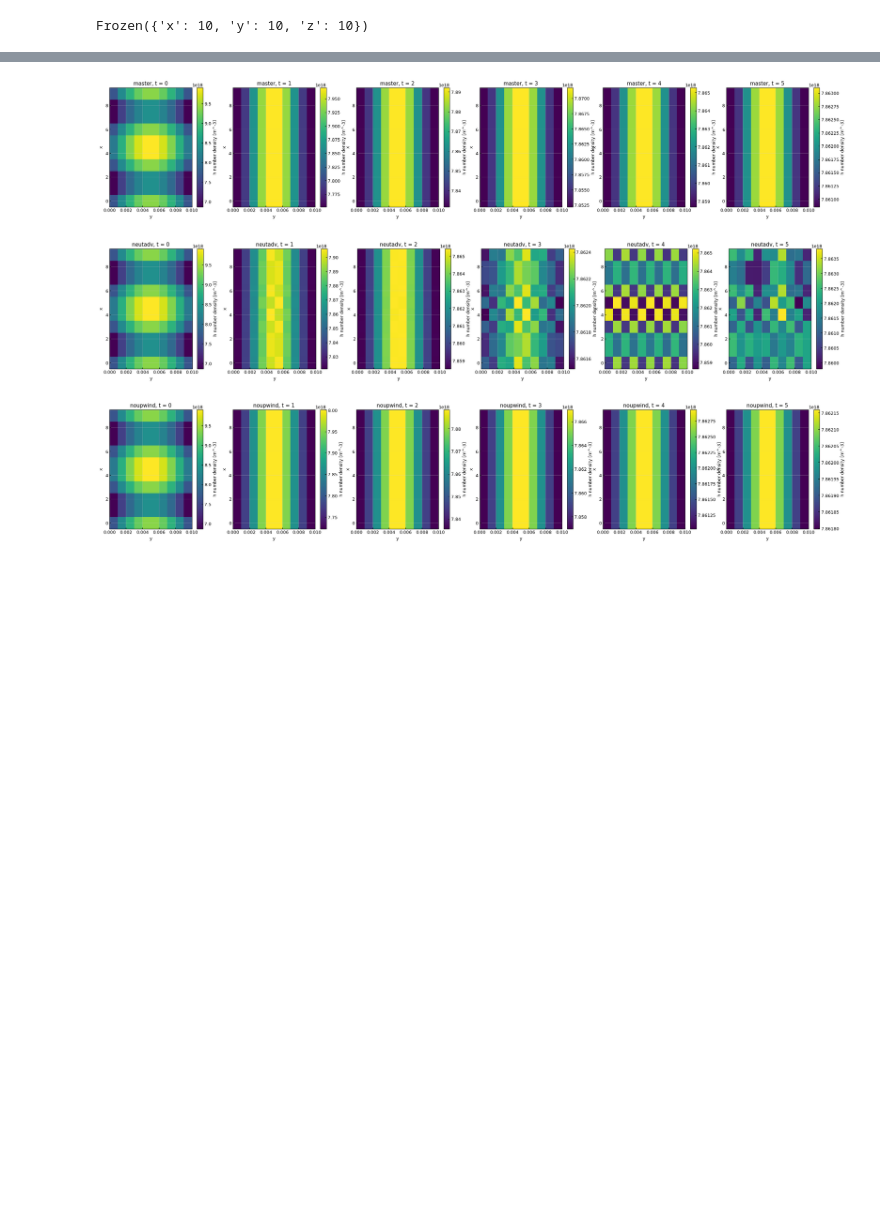
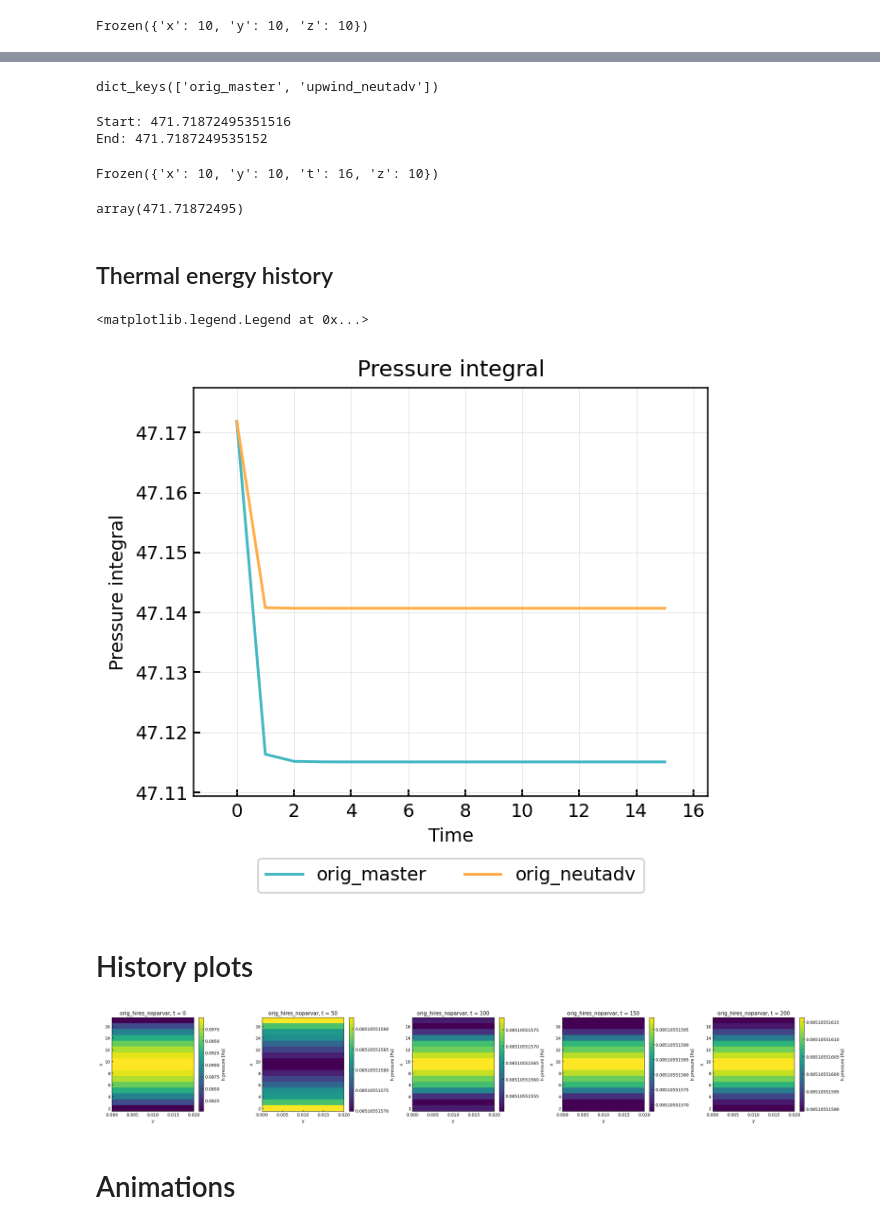
Before and after one commit to mikekryjak/notebooks, a Jupyter notebook: 131/131-2024-05-21 - Fix neutral advection failing test.ipynb, the cells around one changed output, grey strips where cells are left out. Cells and saved outputs as stored; diff of their text form; code cells hidden in the pictures; blank space fills up the shorter version.

```diff
--- a/131/131-2024-05-21 - Fix neutral advection failing test.ipynb
+++ b/131/131-2024-05-21 - Fix neutral advection failing test.ipynb
@@ -77,0 +229,52 @@ Frozen({'x': 10, 'y': 10, 'z': 10})
+# %%
+cs.keys()
+# %% [output]
+dict_keys(['orig_master', 'upwind_neutadv'])
+# %%
+ds = cs["orig_master"]
+n = ds["Nh"].values
+
+start = abs(np.sum(n[0, 2:-2,:,:]))
+end = abs(np.sum(n[-1, 2:-2,:,:]))
+
+print(f"Start: {start}")
+print(f"End: {end}")
+# %% [output]
+Start: 471.71872495351516
+End: 471.7187249535152
+# %%
+ds.dims
+# %% [output]
+Frozen({'x': 10, 'y': 10, 't': 16, 'z': 10})
+# %%
+
+ds["Nh"].isel(t=0, x = slice(2,-2)).sum(spatial).values
+# %% [output]
+array(471.71872495)
+# %% [markdown]
+## Thermal energy history
+# %%
+fig, ax = plt.subplots()
+spatial = ["x", "y", "z"]
+
+for name in cs:
+    ds = cs[name].isel(x = slice(2,-2))
+
+    p_int = ds["Ph"].sum(spatial)
+    ax.plot(p_int, label = name)
+
+xlims = ax.get_xlim()
+# ax.hlines(0.1, xlims[0], xlims[1], color = "black", linestyle = ":", label = "Start minimum")
+# ax.hlines(1e-3, xlims[0], xlims[1], color = "black", linestyle = "--", label = "End maximum")
+
+ax.set_title("Pressure integral")
+ax.set_xlabel("Time")
+ax.set_ylabel("Pressure integral")
+ax.legend(loc = "upper left", bbox_to_anchor = (1,1))
+ax.legend(loc = "upper center", bbox_to_anchor = (0.5, -0.15), ncols = 2)
+# ax.set_yscale("log")
+# %% [output]
+<matplotlib.legend.Legend at 0x...>
+[figure, added]
+# %% [markdown]
+# History plots
@@ -78,16 +283,20 @@ Frozen({'x': 10, 'y': 10, 'z': 10})
 # %%
 for name in cs:
 
-    tlist = range(6)
+    tlist = np.linspace(0,len(cs[name]["t"])-1, 5, dtype=int)
 
-    fig, axes = plt.subplots(1, len(tlist), figsize = (5*len(tlist), 5), dpi = 90)
+    fig, axes = plt.subplots(1, len(tlist), figsize = (5*len(tlist), 4), dpi = 90)
 
     for i, t in enumerate(tlist):
-        ds = cs[name].isel(t=t, z = 5)
-        ds["Nh"].plot(ax = axes[i])
+        ds = cs[name].isel(t=t, z = 10, x = slice(2,-2))
+        ds["Ph"].plot(ax = axes[i],
+                    #   vmin = 0.6,
+                    #   vmax = 1
+                      )
 
         axes[i].set_title(f"{name}, t = {t}")
+        axes[i].grid(which="both", visible  = False)
+
+    fig.tight_layout()
 # %% [output]
-[figure, old version]
+[figure, new version]
-[figure, removed]
-[figure, removed]
@@ -93,0 +305,2 @@ for name in cs:
+# %% [markdown]
+# Animations
```
Also changed, not shown: parts of 20 cells of this notebook, 23 other files.
